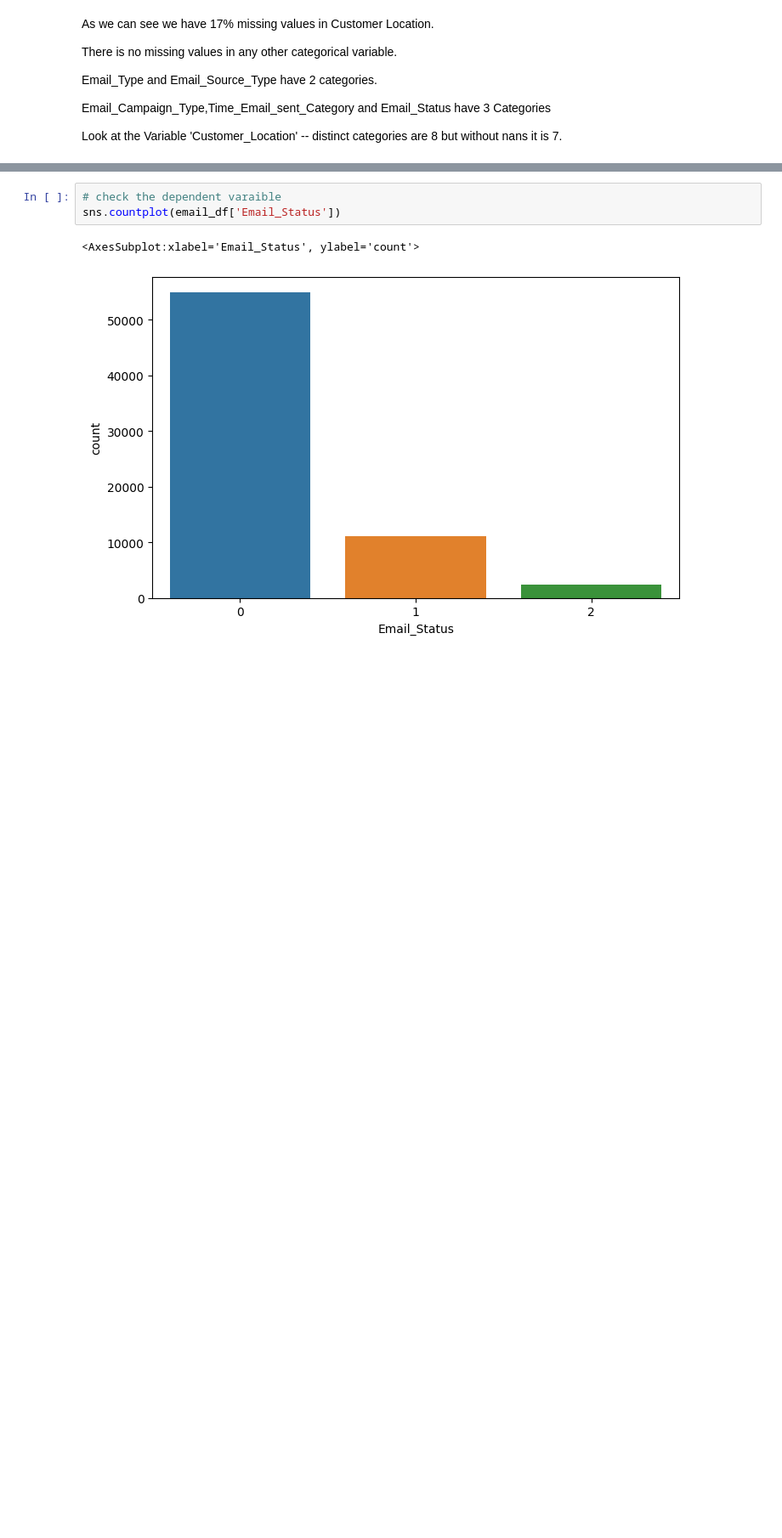
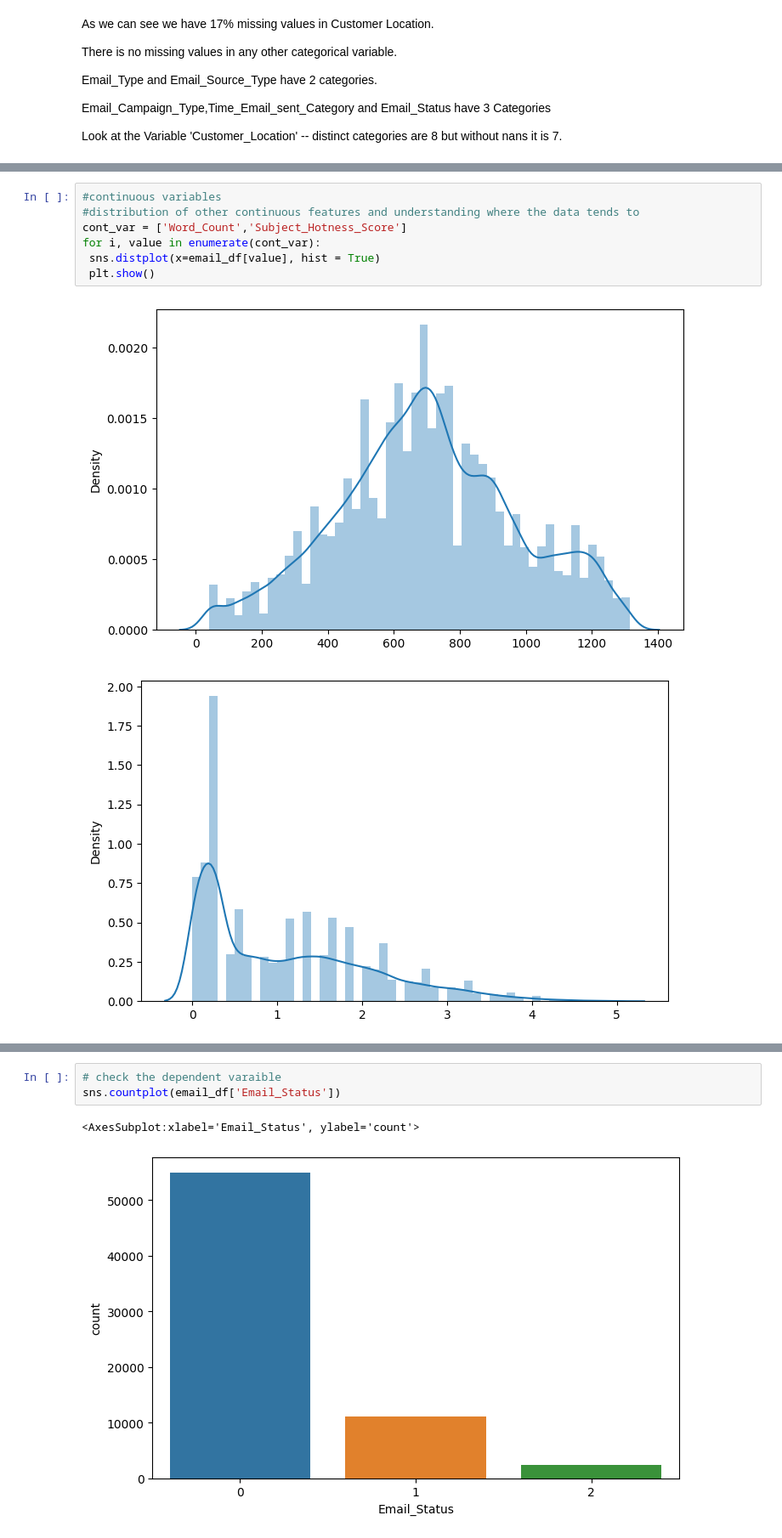
Before and after one commit to renukagore107/CAPSTONE-PROJECT-3--CLASSIFICATION, a Jupyter notebook: classification_data_email.ipynb, the cells around one changed output, grey strips where cells are left out. Shown at 85% size. Cells and saved outputs as stored; diff of their text form; blank space fills up the shorter version.

```diff
--- a/classification_data_email.ipynb
+++ b/classification_data_email.ipynb
@@ -297,0 +324,10 @@ Look at the Variable 'Customer_Location' -- distinct categories are 8 but withou
+# %%
+#continuous variables
+#distribution of other continuous features and understanding where the data tends to
+cont_var = ['Word_Count','Subject_Hotness_Score']
+for i, value in enumerate(cont_var):
+ sns.distplot(x=email_df[value], hist = True)
+ plt.show()
+# %% [output]
+[figure, added]
+[figure, added]
```
Also changed, not shown: parts of 9 cells of this notebook.
